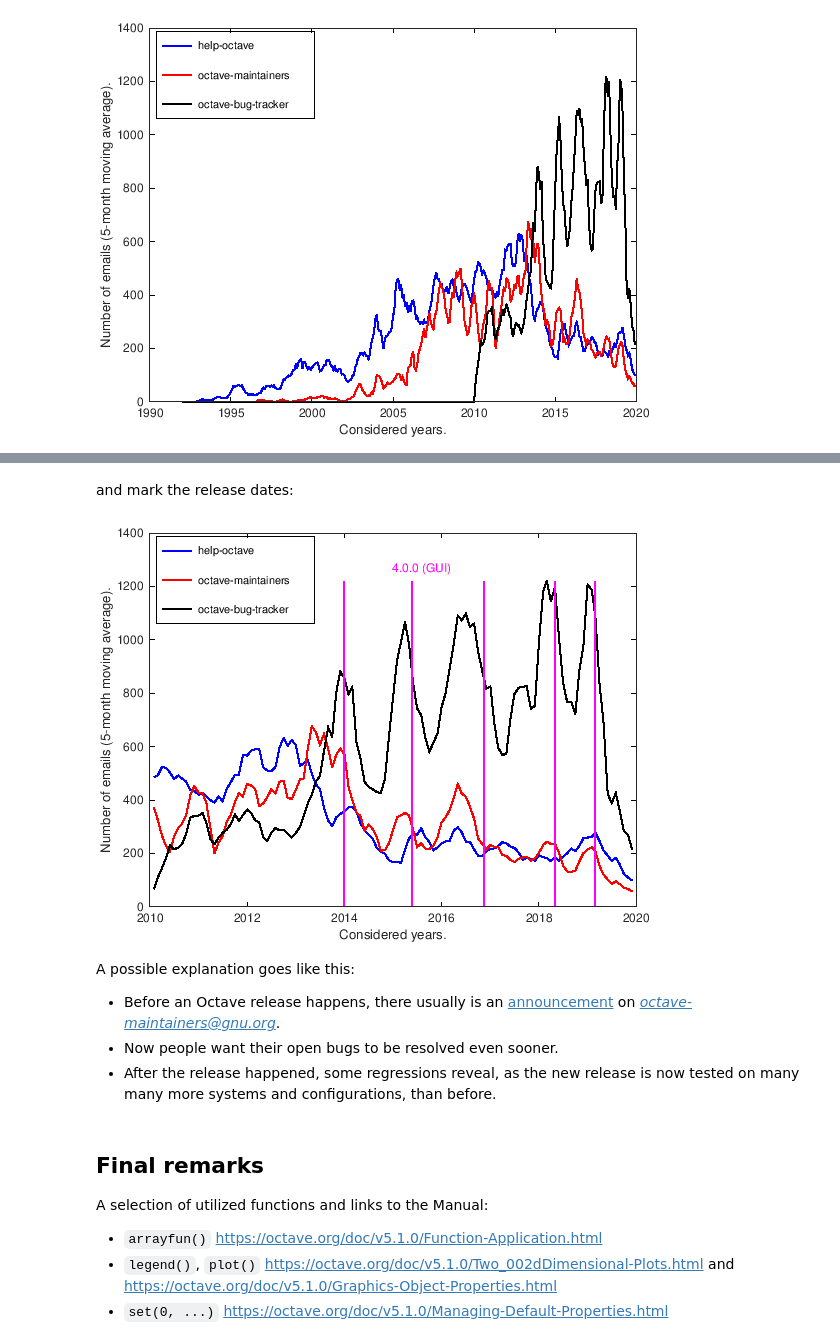
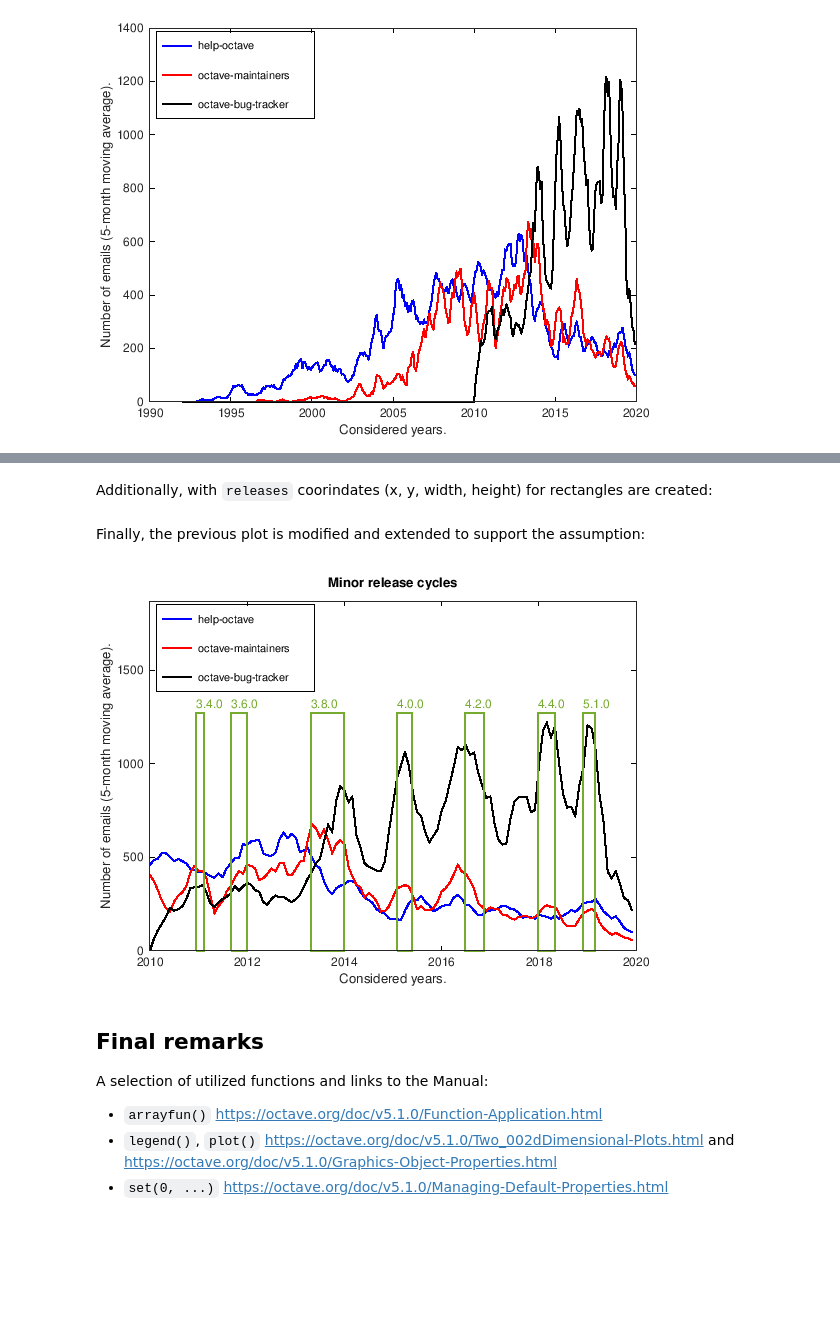
Before and after one commit to gnu-octave/octave_slides, a Jupyter notebook: jupyter/mailing_list_activity.ipynb, the cells around one changed output, grey strips where cells are left out. Cells and saved outputs as stored; diff of their text form; code cells hidden in the pictures; blank space fills up the shorter version.

```diff
--- a/jupyter/mailing_list_activity.ipynb
+++ b/jupyter/mailing_list_activity.ipynb
@@ -107,7 +111,7 @@ To tune the figure for a publication, the following modifications are performed:
    [moving average](https://en.wikipedia.org/wiki/Moving_average).
    Note, that this operation also removes peak values, like `activity_max`.
 # %%
-activity_max = max (max (activity))
-activity     = movmean (activity, 5, 2, "endpoints", "shrink");
+activity_smooth = movmean (activity, 5, 2, "endpoints", "shrink");
+activity_max    = max (max (activity))
 # %% [output]
 activity_max =  1710
@@ -151,7 +171,11 @@ John W. Eaton gave an explanation, by looking at the dates of
 # %%
-x = [datenum(2019, 02, 23), ... # 5.1.0
-     datenum(2018, 04, 30), ... # 4.4.0
-     datenum(2016, 11, 13), ... # 4.2.0
-     datenum(2015, 05, 23), ... # 4.0.0 (GUI)
-     datenum(2013, 12, 27)];    # 3.8.0
+release_labels = {"5.1.0", "4.4.0", "4.2.0", "4.0.0", "3.8.0", "3.6.0", "3.4.0"};
+release_intervals  = [ ...
+  datenum(2018, 11, 30), datenum(2019, 02, 23); ... # 5.1.0
+  datenum(2017, 12, 21), datenum(2018, 04, 30); ... # 4.4.0
+  datenum(2016, 06, 24), datenum(2016, 11, 13); ... # 4.2.0
+  datenum(2015, 02, 02), datenum(2015, 05, 23); ... # 4.0.0 (MS Windows)
+  datenum(2013, 04, 22), datenum(2013, 12, 27); ... # 3.8.0 (GUI)
+  datenum(2011, 09, 04), datenum(2012, 01, 01); ... # 3.6.0
+  datenum(2010, 12, 15), datenum(2011, 02, 08)];    # 3.4.0
 # %% [markdown]
@@ -162,31 +185,34 @@ max_val = max( max (activity));
-# %% [markdown]
-and mark the release dates:
+# %%
+idx = (x_ticks >= datenum (2010, 01, 01));
+# %% [markdown]
+Additionally,
+with `releases` coorindates (x, y, width, height) for rectangles are created:
+# %%
+max_val = max (max (activity_smooth)) + 50;
+R = size (release_intervals, 1);
+releases = [release_intervals(:,1), zeros(R,1), ...
+            release_intervals(:,2) - release_intervals(:,1), ones(R,1)*max_val];
+# %% [markdown]
+Finally, the previous plot is modified and extended to support the assumption:
 # %%
-plot (x_ticks(idx), activity(1,idx), "b", ...
-      x_ticks(idx), activity(2,idx), "r", ...
-      x_ticks(idx), activity(3,idx), "k");
+plot (x_ticks(idx), activity_smooth(1,idx), "b", ...
+      x_ticks(idx), activity_smooth(2,idx), "r", ...
+      x_ticks(idx), activity_smooth(3,idx), "k");
 datetick ("x");
 set (gca (), "FontSize", 12);
 legend (lists, "location", "northwest");
 xlabel ("Considered years.");
 ylabel ("Number of emails (5-month moving average).");
-
-hold on;
-plot (repmat (x, 2, 1), ...
-      repmat ([0; max_val], 1, length (x)), "m");
-text (x(4) - 150, max_val + 50, "4.0.0 (GUI)", ...
-      "color", "magenta", "fontsize", 12);
+title ("Minor release cycles");
+ylim ([0 max_val + 600])
+green = [0.46 0.67 0.18];
+for i = 1:R
+  rectangle ("Position", releases(i,:), "EdgeColor", green, "LineWidth", 4);
+  text (releases(i,1), max_val + 50, release_labels{i}, ...
+        "Color", green, "FontSize", 12);
+endfor
 # %% [output]
-[figure, old version]
+[figure, new version]
-# %% [markdown]
-A possible explanation goes like this:
-* Before an Octave release happens, there usually is an
-  [announcement](https://lists.gnu.org/archive/html/octave-maintainers/2018-12/msg00000.html)
-  on *octave-maintainers@gnu.org*.
-* Now people want their open bugs to be resolved even sooner.
-* After the release happened, some regressions reveal,
-  as the new release is now tested on many many more systems and configurations,
-  than before.
 # %% [markdown]
 ## Final remarks
 
```
Also changed, not shown: parts of 14 cells of this notebook.
